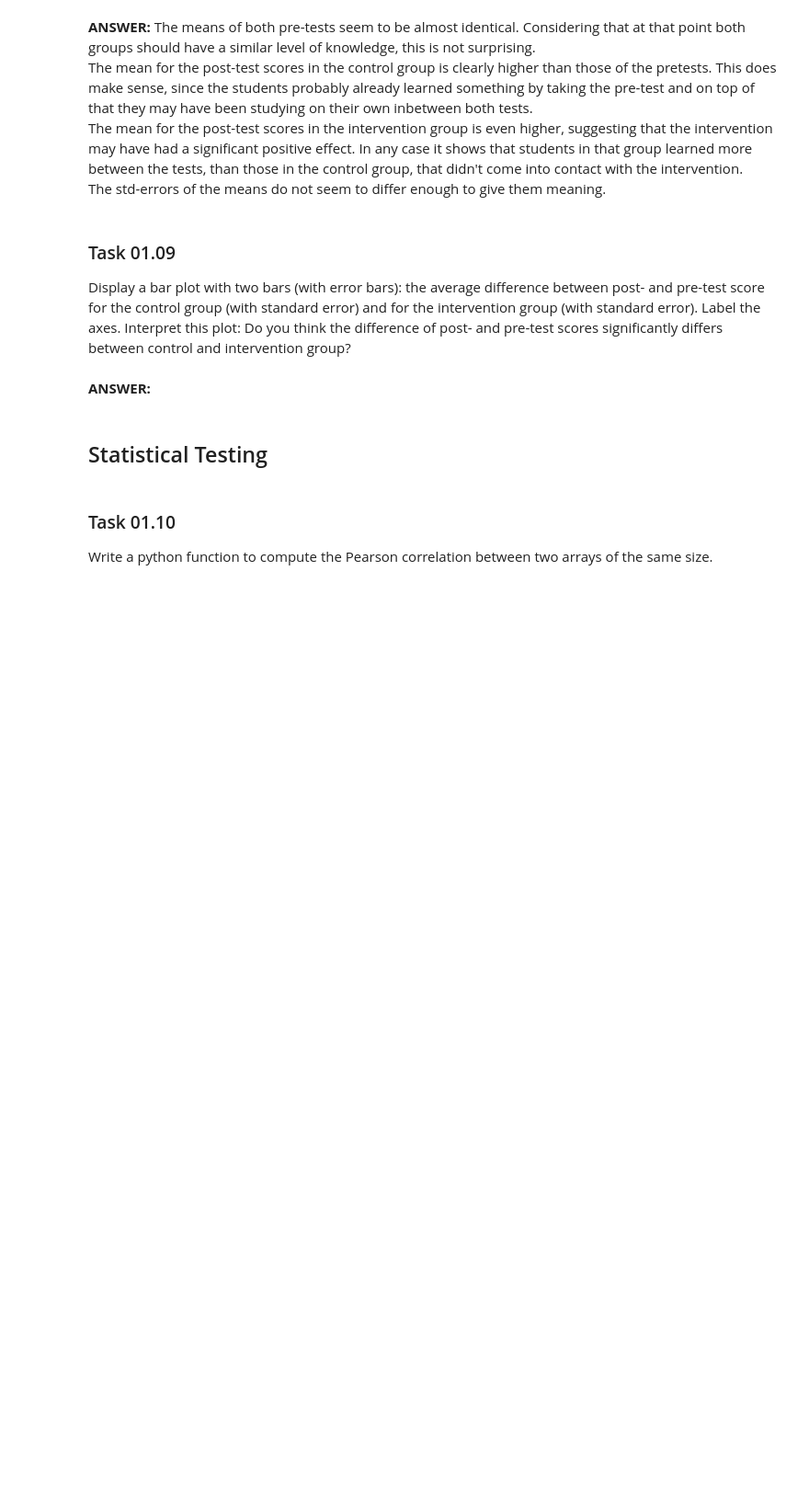
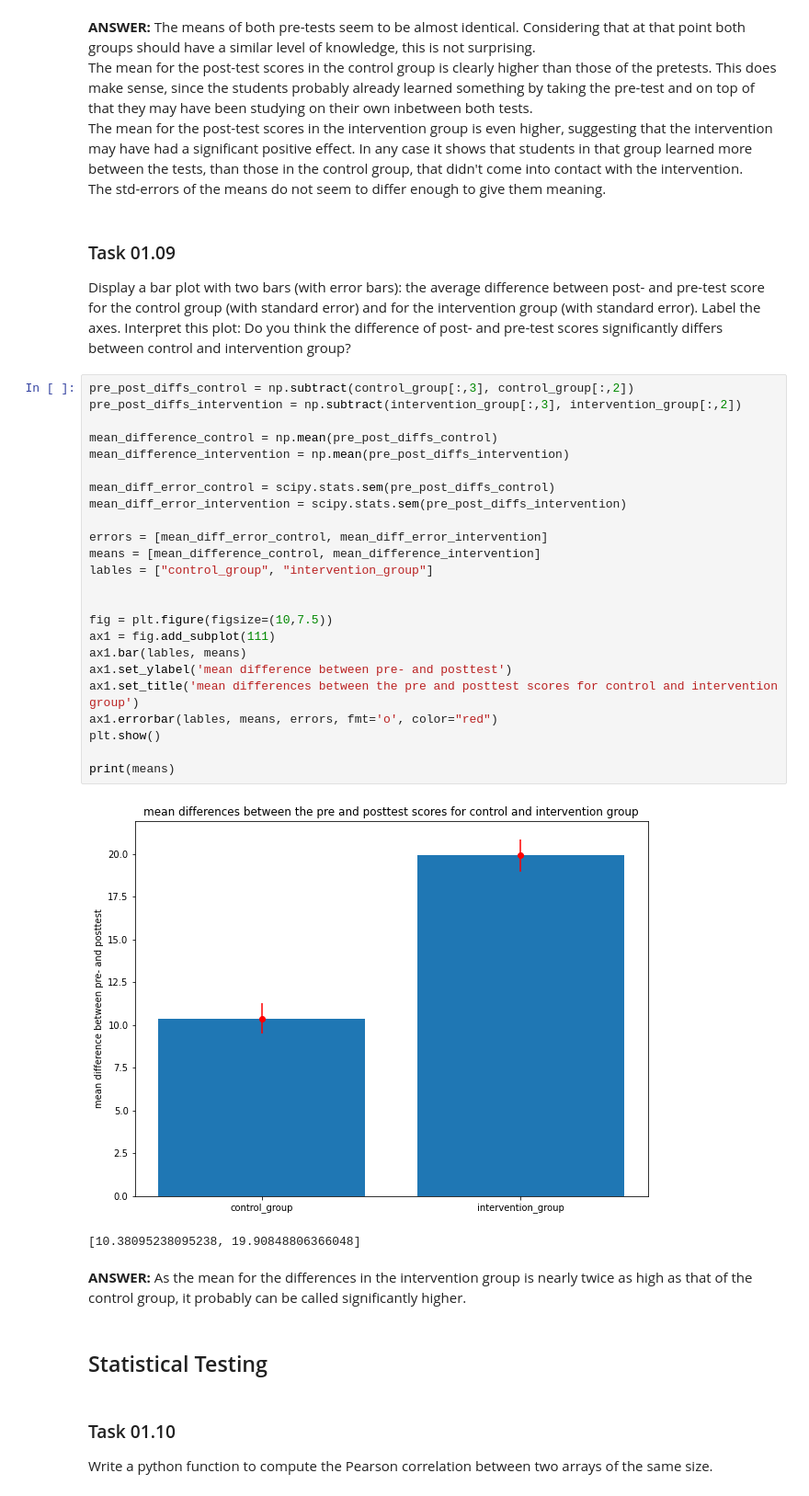
Before and after one commit to ChonsShadow/datamining_24-25, a Jupyter notebook: sheet01/sheet01.ipynb, the cells around one changed output. Shown at 92% size. Drawn from its saved outputs; the diff is of its cells as text; blank space fills up the shorter version.

```diff
--- a/sheet01/sheet01.ipynb
+++ b/sheet01/sheet01.ipynb
@@ -355,8 +357,36 @@ The std-errors of the means do not seem to differ enough to give them meaning.
 ### Task 01.09
 
 Display a bar plot with two bars (with error bars): the average difference between post- and pre-test score for the control group (with standard error) and for the intervention group (with standard error). Label the axes. Interpret this plot: Do you think the difference of post- and pre-test scores significantly differs between control and intervention group?
+# %%
+pre_post_diffs_control = np.subtract(control_group[:,3], control_group[:,2])
+pre_post_diffs_intervention = np.subtract(intervention_group[:,3], intervention_group[:,2])
+
+mean_difference_control = np.mean(pre_post_diffs_control)
+mean_difference_intervention = np.mean(pre_post_diffs_intervention)
+
+mean_diff_error_control = scipy.stats.sem(pre_post_diffs_control)
+mean_diff_error_intervention = scipy.stats.sem(pre_post_diffs_intervention)
+
+errors = [mean_diff_error_control, mean_diff_error_intervention]
+means = [mean_difference_control, mean_difference_intervention]
+lables = ["control_group", "intervention_group"]
+
+
+fig = plt.figure(figsize=(10,7.5))
+ax1 = fig.add_subplot(111)
+ax1.bar(lables, means)
+ax1.set_ylabel('mean difference between pre- and posttest')
+ax1.set_title('mean differences between the pre and posttest scores for control and intervention group')
+ax1.errorbar(lables, means, errors, fmt='o', color="red")
+plt.show()
+
+print(means)
+# %% [output]
+[figure, added]
+[10.38095238095238, 19.90848806366048]
 # %% [markdown]
 **ANSWER:**
+As the mean for the differences in the intervention group is nearly twice as high as that of the control group, it probably can be called significantly higher.
 # %% [markdown]
 ## Statistical Testing
 # %% [markdown]
```
Also changed, not shown: parts of 3 cells of this notebook.
